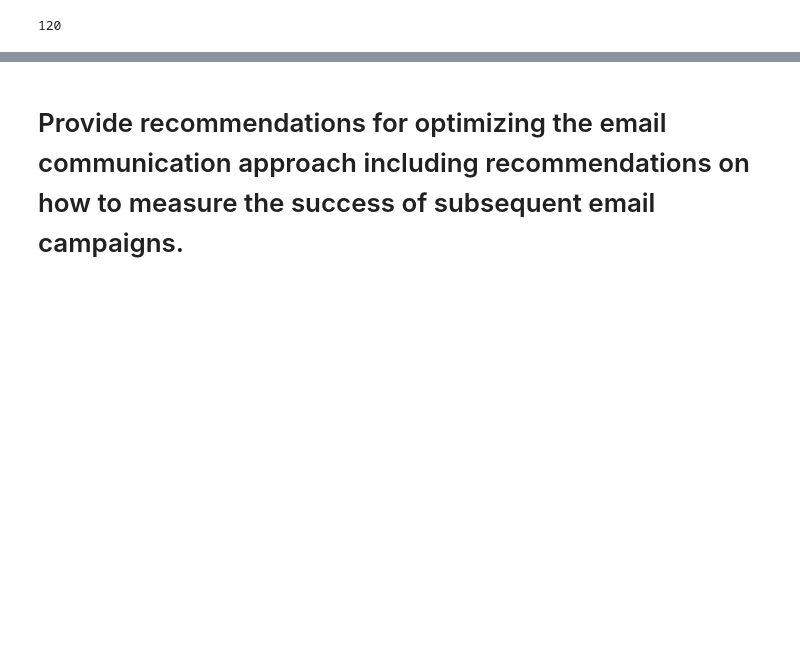
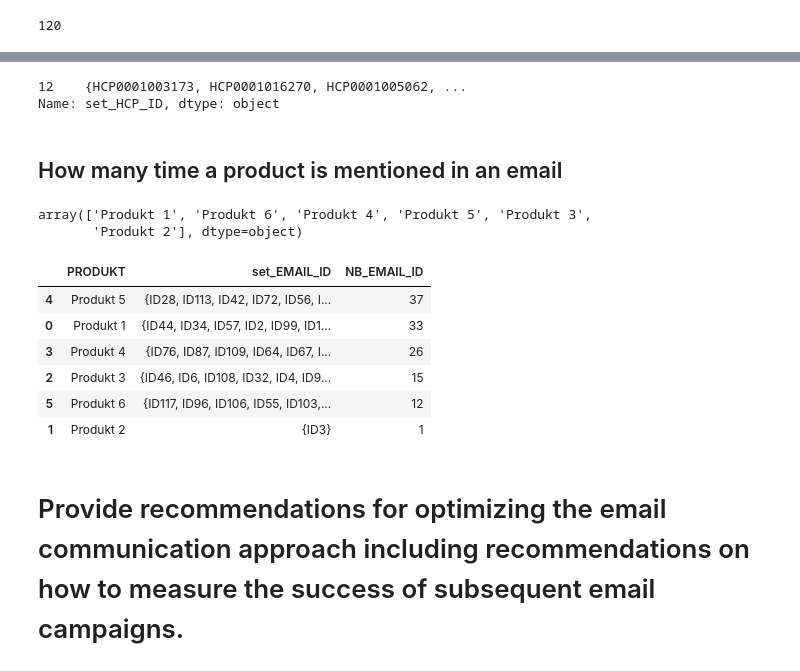
Before and after one commit to ck-unifr/analysis_email_performance, a Jupyter notebook: analysis_email_performance.ipynb, the cells around one changed output, grey strips where cells are left out. Cells and saved outputs as stored; diff of their text form; code cells hidden in the pictures; blank space fills up the shorter version.

```diff
--- a/analysis_email_performance.ipynb
+++ b/analysis_email_performance.ipynb
@@ -327,2 +370,33 @@ len(df['EMAIL_ID'].unique())
+# %%
+grouped_email[grouped_email['EMAIL_ID'] == 'ID11']['set_HCP_ID']
+# %% [output]
+12    {HCP0001003173, HCP0001016270, HCP0001005062, ...
+Name: set_HCP_ID, dtype: object
+# %% [markdown]
+## How many time a product is mentioned in an email
+# %%
+df['PRODUKT'].unique()
+# %% [output]
+array(['Produkt 1', 'Produkt 6', 'Produkt 4', 'Produkt 5', 'Produkt 3',
+       'Produkt 2'], dtype=object)
+# %%
+def get_nb_emails(row):
+    return len(row['set_EMAIL_ID'])
+
+group_product = df.groupby(['PRODUKT'])['EMAIL_ID'].apply(set).reset_index(name='set_EMAIL_ID')
+
+group_product['NB_EMAIL_ID'] = group_product.apply(get_nb_emails, axis=1)
+
+group_product.sort_values(by='NB_EMAIL_ID', ascending=False, inplace=True)
+# %%
+group_product
+# %% [output]
+|  | PRODUKT | set_EMAIL_ID | NB_EMAIL_ID |
+| 4 | Produkt 5 | {ID28, ID113, ID42, ID72, ID56, I... | 37 |
+| 0 | Produkt 1 | {ID44, ID34, ID57, ID2, ID99, ID1... | 33 |
+| 3 | Produkt 4 | {ID76, ID87, ID109, ID64, ID67, I... | 26 |
+| 2 | Produkt 3 | {ID46, ID6, ID108, ID32, ID4, ID9... | 15 |
+| 5 | Produkt 6 | {ID117, ID96, ID106, ID55, ID103,... | 12 |
+| 1 | Produkt 2 | {ID3} | 1 |
 # %% [markdown]
 # Provide recommendations for optimizing the email communication approach including recommendations on how to measure the success of subsequent email campaigns.
```
Also changed, not shown: parts of 11 cells of this notebook.
